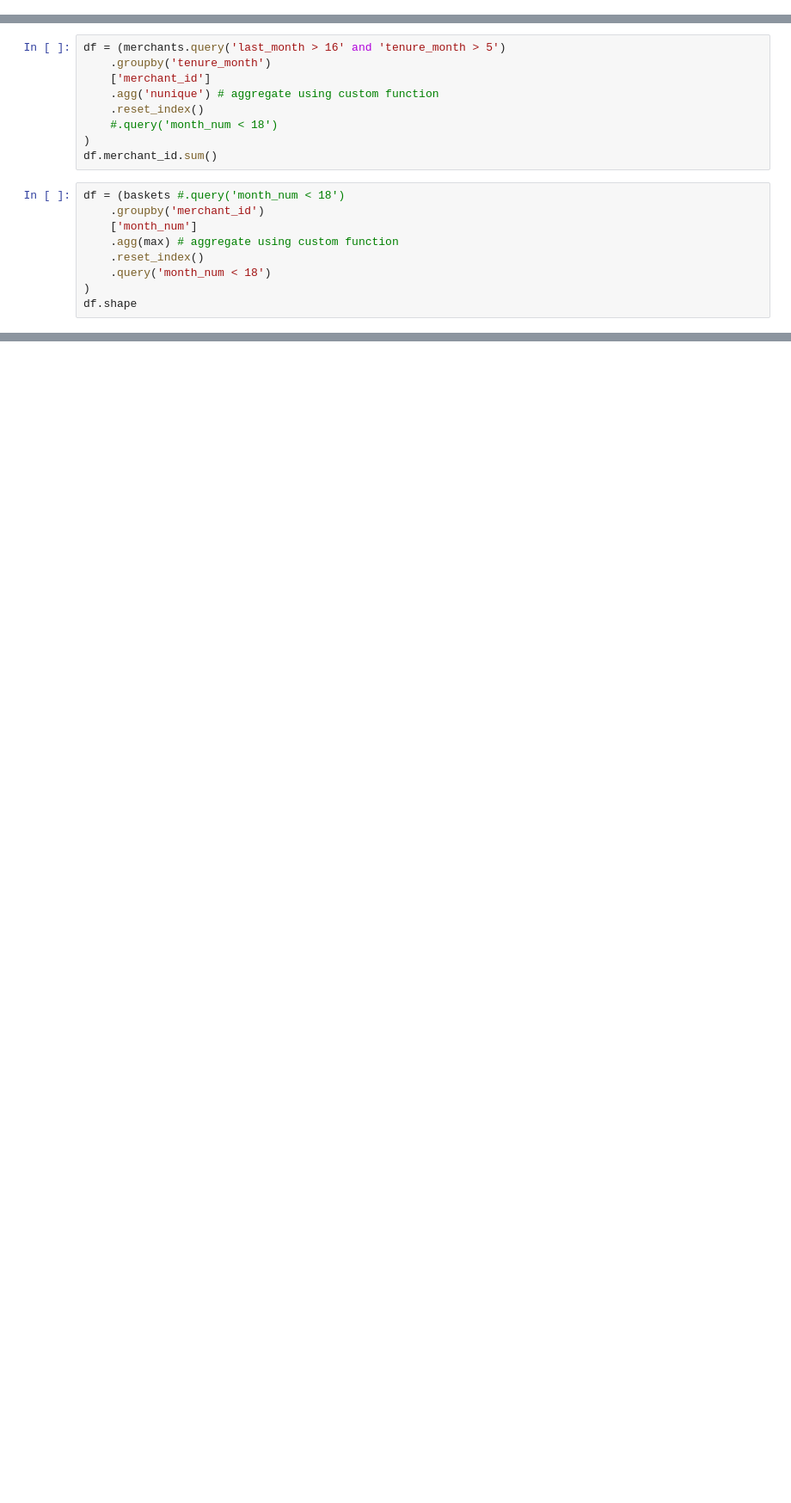
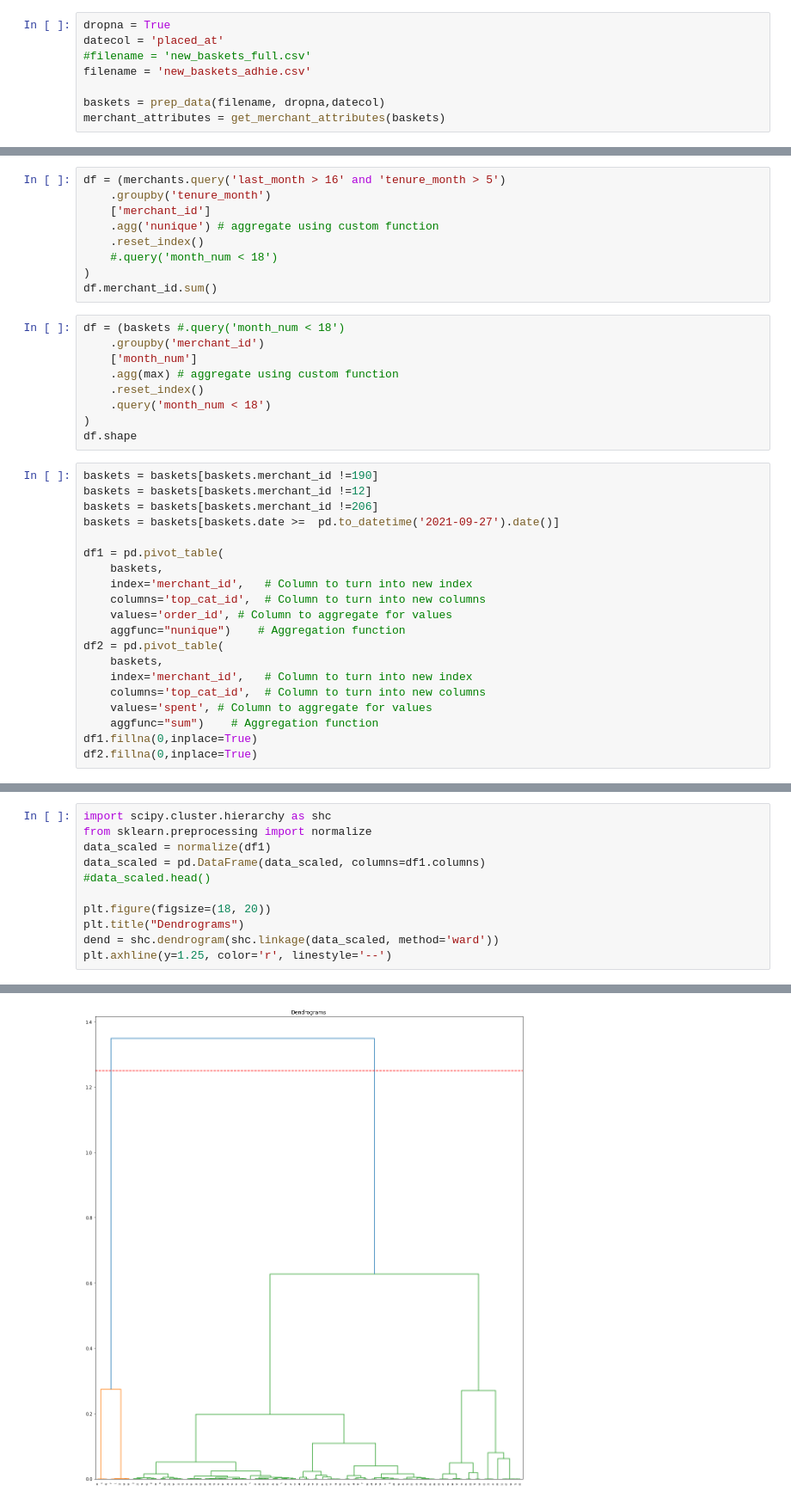
Before and after one commit to yingli/datasciencelifecycle, a Jupyter notebook: sample_code/NB12.ipynb, the cells around one changed output, grey strips where cells are left out. Shown at 86% size. Drawn from its saved outputs; the diff is of its cells as text; blank space fills up the shorter version.

```diff
--- a/sample_code/NB12.ipynb
+++ b/sample_code/NB12.ipynb
@@ -30,3 +30,11 @@ warnings.filterwarnings('ignore')
 
 from plotly.offline import iplot, plot, init_notebook_mode, download_plotlyjs
 init_notebook_mode(connected=True)
+# %%
+dropna = True
+datecol = 'placed_at'
+#filename = 'new_baskets_full.csv'
+filename = 'new_baskets_adhie.csv'
+
+baskets = prep_data(filename, dropna,datecol)
+merchant_attributes = get_merchant_attributes(baskets)
@@ -75,3 +221,23 @@ df = (baskets #.query('month_num < 18')
     .query('month_num < 18')
 )
 df.shape
+# %%
+baskets = baskets[baskets.merchant_id !=190]
+baskets = baskets[baskets.merchant_id !=12]
+baskets = baskets[baskets.merchant_id !=206]
+baskets = baskets[baskets.date >=  pd.to_datetime('2021-09-27').date()]
+
+df1 = pd.pivot_table(
+    baskets,
+    index='merchant_id',   # Column to turn into new index
+    columns='top_cat_id',  # Column to turn into new columns
+    values='order_id', # Column to aggregate for values
+    aggfunc="nunique")    # Aggregation function
+df2 = pd.pivot_table(
+    baskets,
+    index='merchant_id',   # Column to turn into new index
+    columns='top_cat_id',  # Column to turn into new columns
+    values='spent', # Column to aggregate for values
+    aggfunc="sum")    # Aggregation function
+df1.fillna(0,inplace=True)
+df2.fillna(0,inplace=True)
@@ -77,0 +274,12 @@ df.shape
+# %%
+import scipy.cluster.hierarchy as shc
+from sklearn.preprocessing import normalize
+data_scaled = normalize(df1)
+data_scaled = pd.DataFrame(data_scaled, columns=df1.columns)
+#data_scaled.head()
+
+plt.figure(figsize=(18, 20))
+plt.title("Dendrograms")
+dend = shc.dendrogram(shc.linkage(data_scaled, method='ward'))
+plt.axhline(y=1.25, color='r', linestyle='--')
+# %% [output]
@@ -77,0 +287 @@ df.shape
+[figure, added]
```
Also changed, not shown: parts of 23 cells of this notebook.
